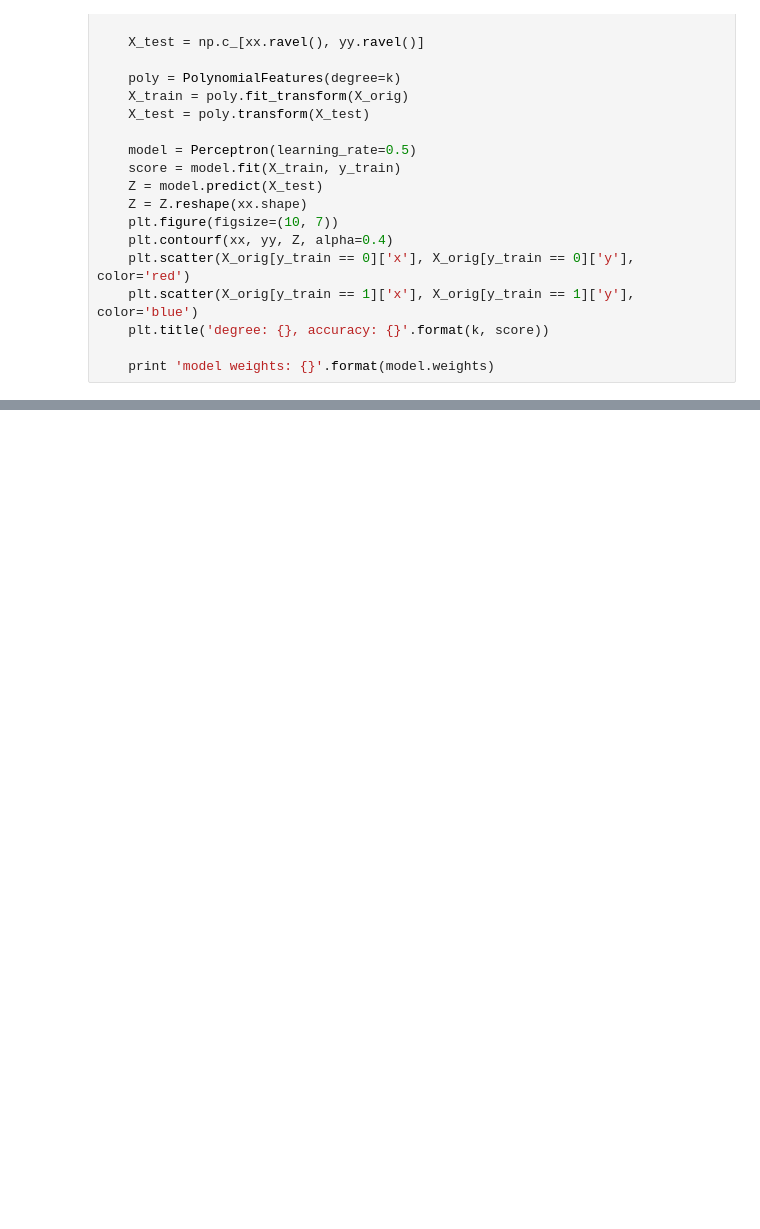
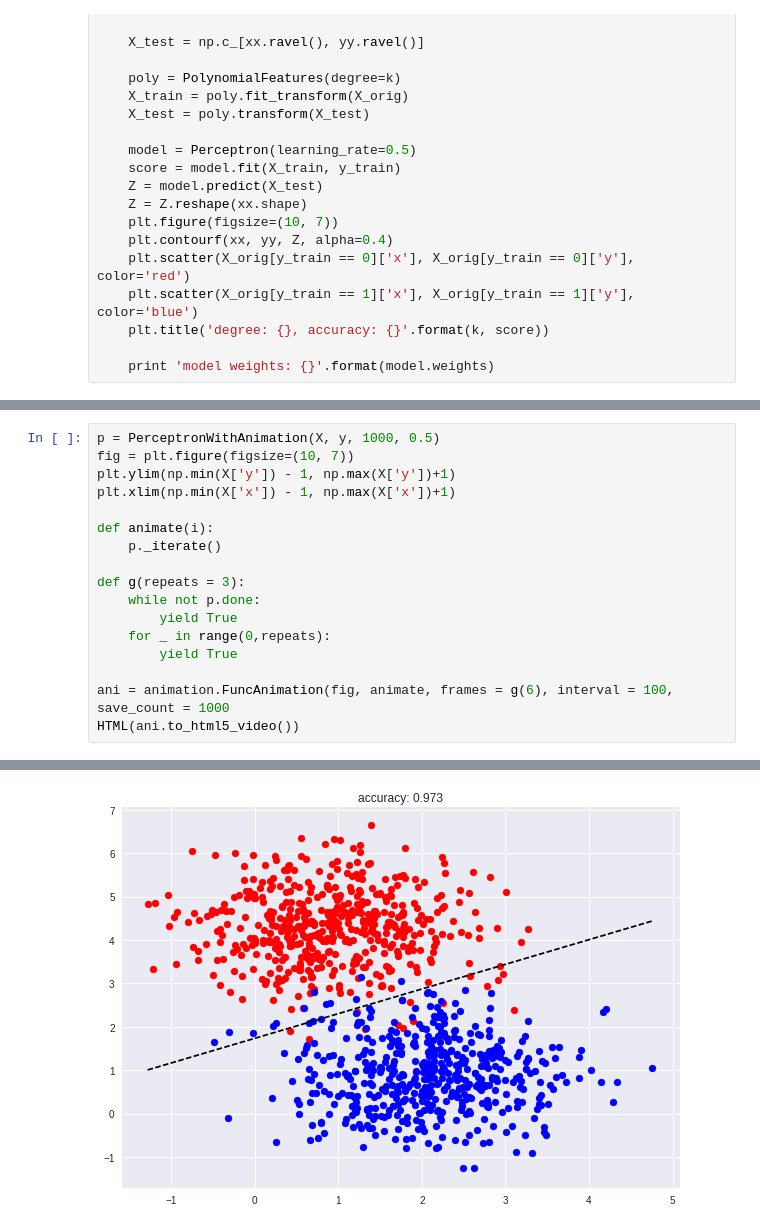
Before and after one commit to Vlad0922/ml_1_solutions, a Jupyter notebook: 4/Peceptron.ipynb, the cells around one changed output, grey strips where cells are left out. Cells and saved outputs as stored; diff of their text form; blank space fills up the shorter version.

Commit message:
added animation

```diff
--- a/4/Peceptron.ipynb
+++ b/4/Peceptron.ipynb
@@ -154,0 +211,18 @@ model weights: [   29.95120279    30.83733578    37.3107709     55.72798794    5
+# %%
+p = PerceptronWithAnimation(X, y, 1000, 0.5)
+fig = plt.figure(figsize=(10, 7))
+plt.ylim(np.min(X['y']) - 1, np.max(X['y'])+1)
+plt.xlim(np.min(X['x']) - 1, np.max(X['x'])+1)
+
+def animate(i):
+    p._iterate()
+
+def g(repeats = 3):
+    while not p.done:
+        yield True
+    for _ in range(0,repeats):
+        yield True
+
+ani = animation.FuncAnimation(fig, animate, frames = g(6), interval = 100, save_count = 1000
+HTML(ani.to_html5_video())
+# %% [output]
@@ -154,0 +230 @@ model weights: [   29.95120279    30.83733578    37.3107709     55.72798794    5
+[figure, added]
```
Also changed, not shown: parts of 9 cells of this notebook.
